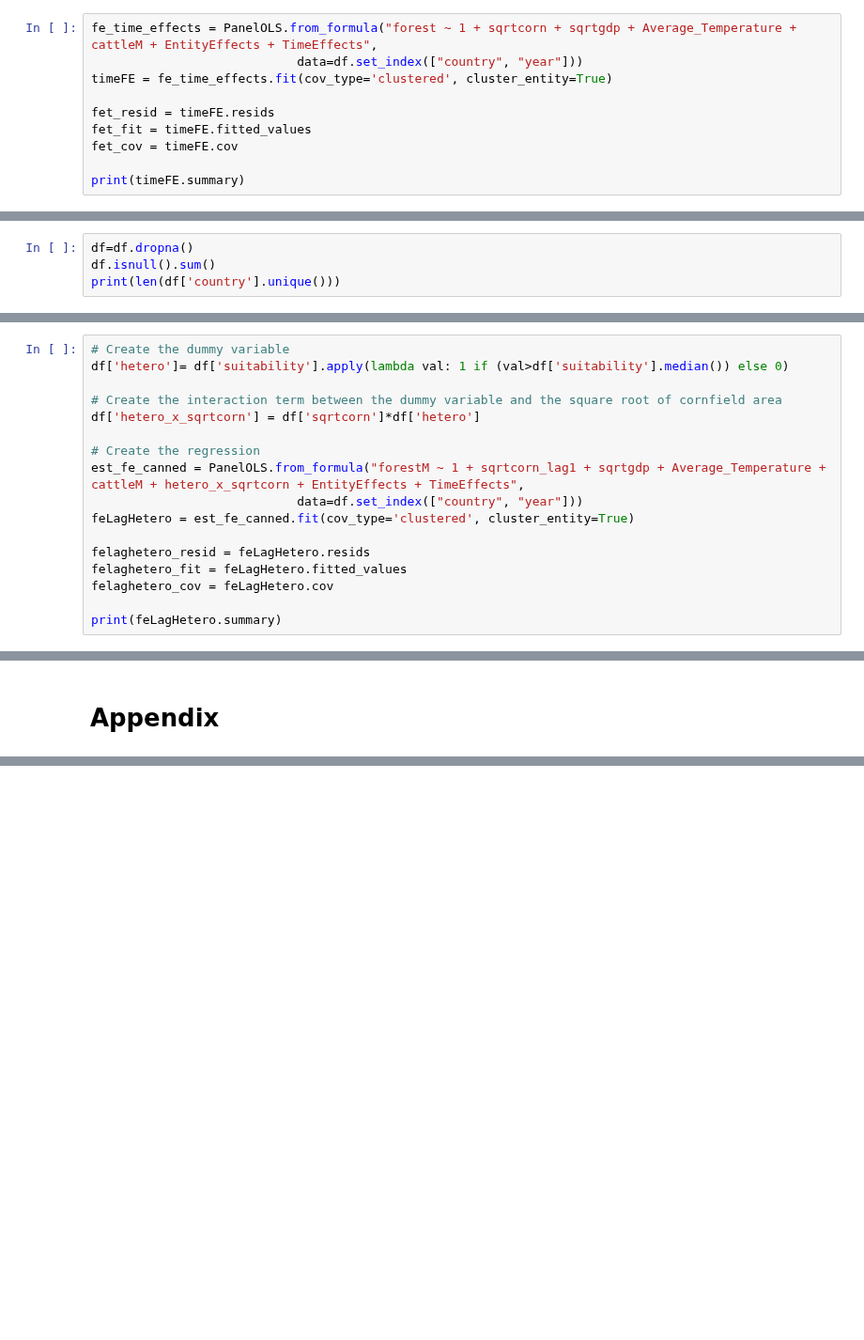
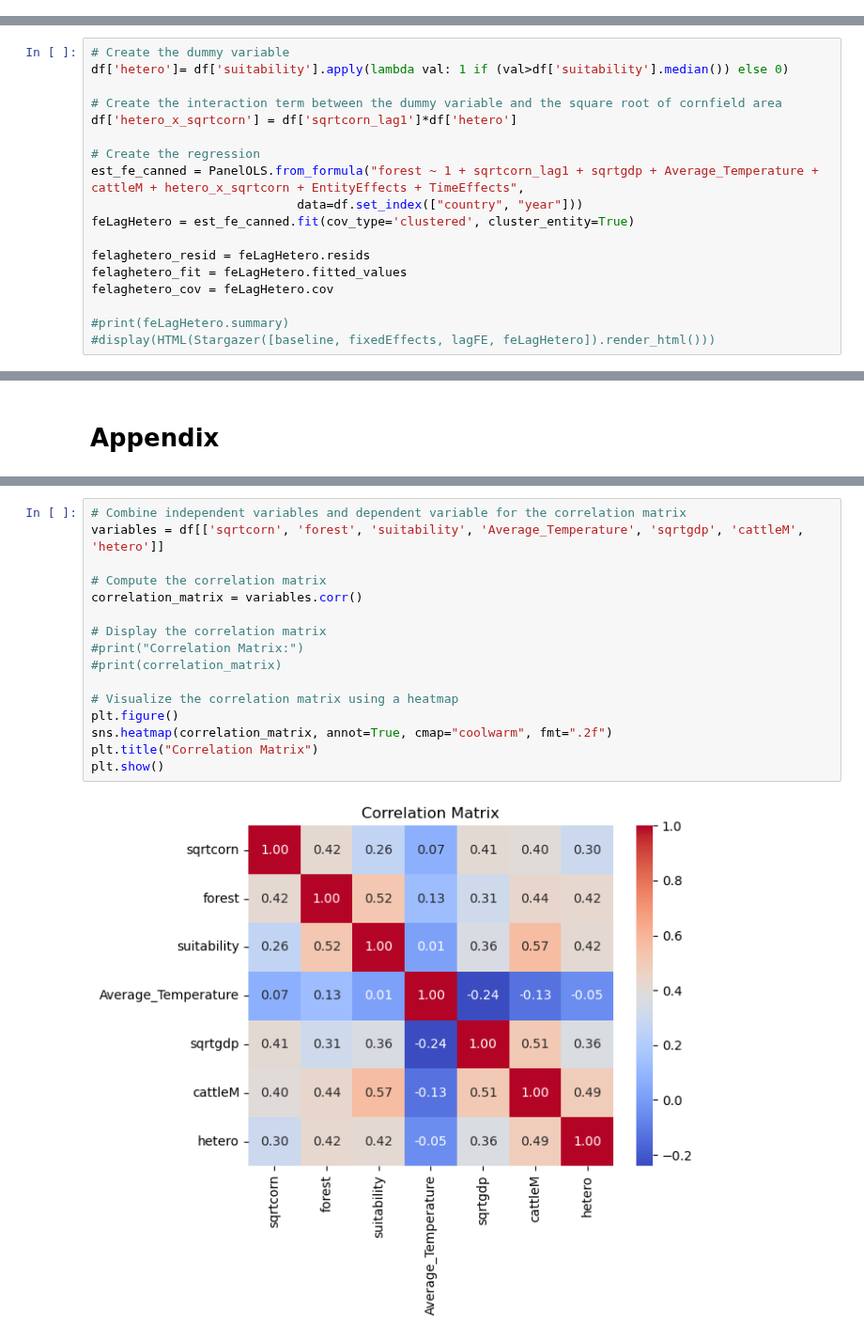
Before and after one commit to ZeliaDec/DataScience, a Jupyter notebook: Final_submission.ipynb, the cells around one changed output, grey strips where cells are left out. Shown at 94% size. Cells and saved outputs as stored; diff of their text form; blank space fills up the shorter version.

```diff
--- a/Final_submission.ipynb
+++ b/Final_submission.ipynb
@@ -271,10 +302,0 @@ $$
-# %%
-fe_time_effects = PanelOLS.from_formula("forest ~ 1 + sqrtcorn + sqrtgdp + Average_Temperature + cattleM + EntityEffects + TimeEffects",
-                            data=df.set_index(["country", "year"]))
-timeFE = fe_time_effects.fit(cov_type='clustered', cluster_entity=True)
-
-fet_resid = timeFE.resids
-fet_fit = timeFE.fitted_values
-fet_cov = timeFE.cov
-
-print(timeFE.summary)
@@ -334,4 +330,0 @@ Included effects: Entity, Time
-# %%
-df=df.dropna()
-df.isnull().sum()
-print(len(df['country'].unique()))
@@ -357,10 +348,10 @@ This is another critical aspect of causality that we need to address. If the rel
 df['hetero']= df['suitability'].apply(lambda val: 1 if (val>df['suitability'].median()) else 0)
 
 # Create the interaction term between the dummy variable and the square root of cornfield area
-df['hetero_x_sqrtcorn'] = df['sqrtcorn']*df['hetero']
+df['hetero_x_sqrtcorn'] = df['sqrtcorn_lag1']*df['hetero']
 
 # Create the regression
-est_fe_canned = PanelOLS.from_formula("forestM ~ 1 + sqrtcorn_lag1 + sqrtgdp + Average_Temperature + cattleM + hetero_x_sqrtcorn + EntityEffects + TimeEffects",
+est_fe_canned = PanelOLS.from_formula("forest ~ 1 + sqrtcorn_lag1 + sqrtgdp + Average_Temperature + cattleM + hetero_x_sqrtcorn + EntityEffects + TimeEffects",
                             data=df.set_index(["country", "year"]))
 feLagHetero = est_fe_canned.fit(cov_type='clustered', cluster_entity=True)
 
@@ -368,5 +359,6 @@ felaghetero_resid = feLagHetero.resids
 felaghetero_fit = feLagHetero.fitted_values
 felaghetero_cov = feLagHetero.cov
 
-print(feLagHetero.summary)
+#print(feLagHetero.summary)
+#display(HTML(Stargazer([baseline, fixedEffects, lagFE, feLagHetero]).render_html()))
 # %% [output]
@@ -410,0 +419,18 @@ Included effects: Entity, Time
+# %%
+# Combine independent variables and dependent variable for the correlation matrix
+variables = df[['sqrtcorn', 'forest', 'suitability', 'Average_Temperature', 'sqrtgdp', 'cattleM', 'hetero']]
+
+# Compute the correlation matrix
+correlation_matrix = variables.corr()
+
+# Display the correlation matrix
+#print("Correlation Matrix:")
+#print(correlation_matrix)
+
+# Visualize the correlation matrix using a heatmap
+plt.figure()
+sns.heatmap(correlation_matrix, annot=True, cmap="coolwarm", fmt=".2f")
+plt.title("Correlation Matrix")
+plt.show()
+# %% [output]
+[figure, added]
```
Also changed, not shown: parts of 57 cells of this notebook.
